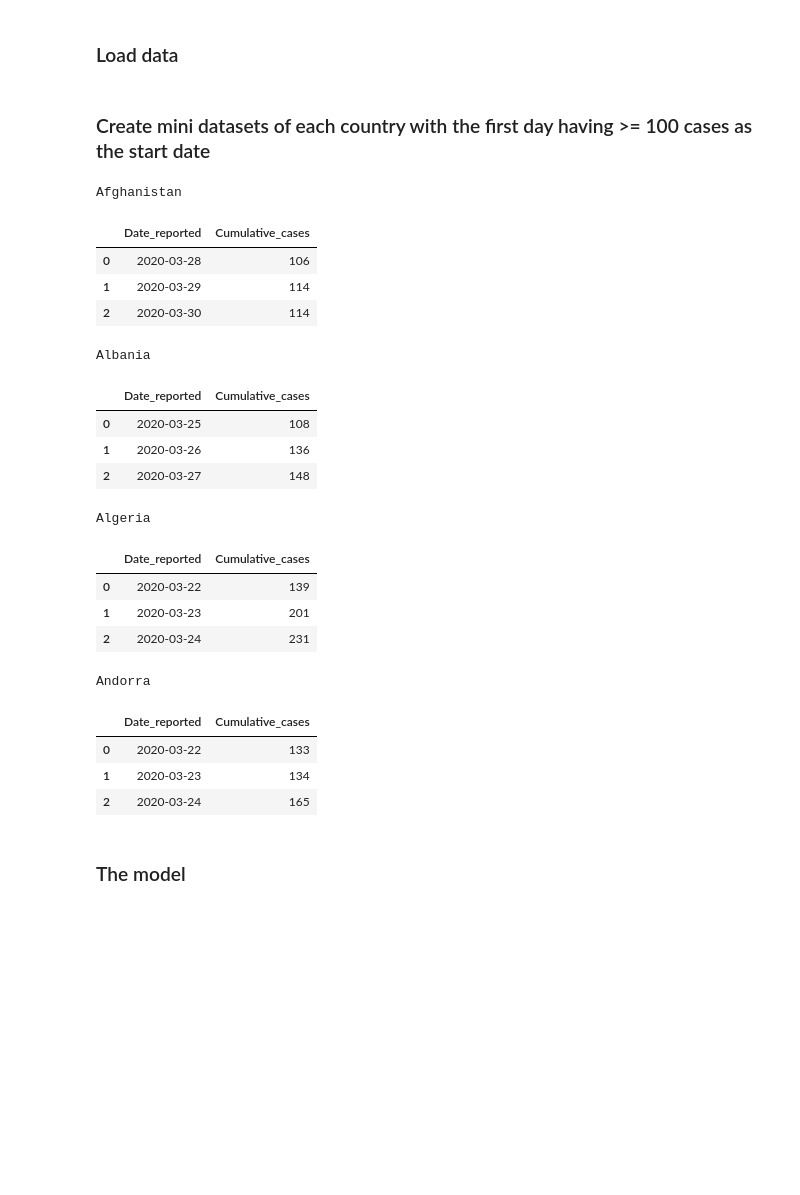
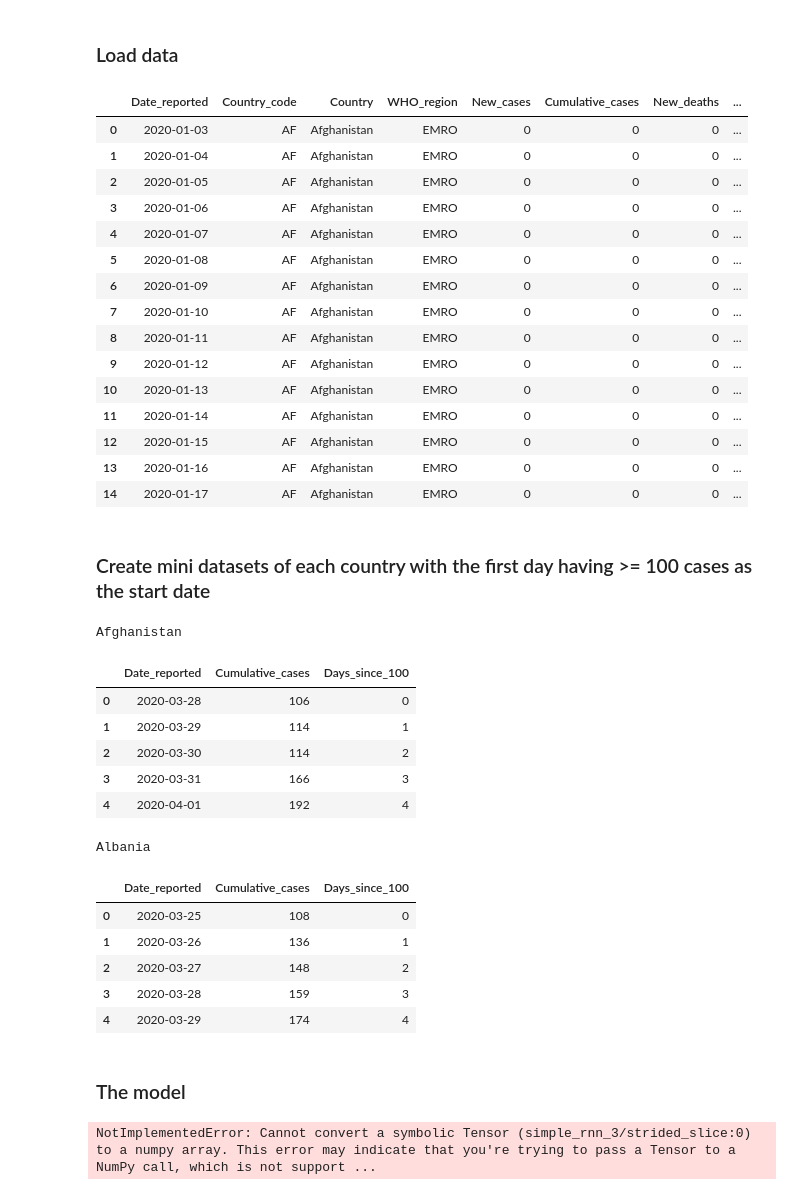
Before and after one commit to Axirts/team_dolphin_grey, a Jupyter notebook: code/rnn_model.ipynb, the cells around one changed output. Saved outputs shown, nothing was run; the diff lists cells and outputs as text; code cells hidden in the pictures; blank space fills up the shorter version.

Commit message:
pushing the edited dataframe list

```diff
--- a/code/rnn_model.ipynb
+++ b/code/rnn_model.ipynb
@@ -8,6 +12,25 @@ import pandas as pd
 ### Load data
 # %%
 covid = pd.read_csv("../datasets/WHO-COVID-19-global-data.csv")
+# %%
+covid.head(15)
+# %% [output]
+|  | Date_reported | Country_code | Country | WHO_region | New_cases | Cumulative_cases | New_deaths | ... |
+| 0 | 2020-01-03 | AF | Afghanistan | EMRO | 0 | 0 | 0 | ... |
+| 1 | 2020-01-04 | AF | Afghanistan | EMRO | 0 | 0 | 0 | ... |
+| 2 | 2020-01-05 | AF | Afghanistan | EMRO | 0 | 0 | 0 | ... |
+| 3 | 2020-01-06 | AF | Afghanistan | EMRO | 0 | 0 | 0 | ... |
+| 4 | 2020-01-07 | AF | Afghanistan | EMRO | 0 | 0 | 0 | ... |
+| 5 | 2020-01-08 | AF | Afghanistan | EMRO | 0 | 0 | 0 | ... |
+| 6 | 2020-01-09 | AF | Afghanistan | EMRO | 0 | 0 | 0 | ... |
+| 7 | 2020-01-10 | AF | Afghanistan | EMRO | 0 | 0 | 0 | ... |
+| 8 | 2020-01-11 | AF | Afghanistan | EMRO | 0 | 0 | 0 | ... |
+| 9 | 2020-01-12 | AF | Afghanistan | EMRO | 0 | 0 | 0 | ... |
+| 10 | 2020-01-13 | AF | Afghanistan | EMRO | 0 | 0 | 0 | ... |
+| 11 | 2020-01-14 | AF | Afghanistan | EMRO | 0 | 0 | 0 | ... |
+| 12 | 2020-01-15 | AF | Afghanistan | EMRO | 0 | 0 | 0 | ... |
+| 13 | 2020-01-16 | AF | Afghanistan | EMRO | 0 | 0 | 0 | ... |
+| 14 | 2020-01-17 | AF | Afghanistan | EMRO | 0 | 0 | 0 | ... |
 # %% [markdown]
 ### Create mini datasets of each country with the first day having >= 100 cases as the start date
 # %%
@@ -19,34 +42,30 @@ for country in covid_shifted['Country'].unique():
 # starting at the first day with over 100 cases
 # with just the date and cumulative cases
 # with the index reset
-    temp_df = covid_shifted[(covid_shifted['Cumulative_cases'] >= 100) & (covid_shifted['Country'] == country)][['Date_reported', 'Cumulative_cases']].reset_index().drop(columns='index')
+    temp_df = covid_shifted[(covid_shifted['Cumulative_cases'] >= 100)
+                            & (covid_shifted['Country'] == country)][['Date_reported', 'Cumulative_cases']].reset_index().drop(columns='index')
+    temp_df['Days_since_100'] = [i for i in range(len(temp_df))]
 # add it to the list as a tuple to keep country name while reducing df size
     ls.append((country, temp_df))
 # %%
 # view the first three rows of the first four country reports
-for tup in ls[0:4]:
+for tup in ls[0:2]:
     print(tup[0])
-    display(tup[1].head(3))
+    display(tup[1].head(5))
 # %% [output]
 Afghanistan
-|  | Date_reported | Cumulative_cases |
-| 0 | 2020-03-28 | 106 |
-| 1 | 2020-03-29 | 114 |
-| 2 | 2020-03-30 | 114 |
+|  | Date_reported | Cumulative_cases | Days_since_100 |
+| 0 | 2020-03-28 | 106 | 0 |
+| 1 | 2020-03-29 | 114 | 1 |
+| 2 | 2020-03-30 | 114 | 2 |
+| 3 | 2020-03-31 | 166 | 3 |
+| 4 | 2020-04-01 | 192 | 4 |
 Albania
-|  | Date_reported | Cumulative_cases |
-| 0 | 2020-03-25 | 108 |
-| 1 | 2020-03-26 | 136 |
-| 2 | 2020-03-27 | 148 |
+|  | Date_reported | Cumulative_cases | Days_since_100 |
+| 0 | 2020-03-25 | 108 | 0 |
+| 1 | 2020-03-26 | 136 | 1 |
+| 2 | 2020-03-27 | 148 | 2 |
+| 3 | 2020-03-28 | 159 | 3 |
+| 4 | 2020-03-29 | 174 | 4 |
-Algeria
-|  | Date_reported | Cumulative_cases |
-| 0 | 2020-03-22 | 139 |
-| 1 | 2020-03-23 | 201 |
-| 2 | 2020-03-24 | 231 |
-Andorra
-|  | Date_reported | Cumulative_cases |
-| 0 | 2020-03-22 | 133 |
-| 1 | 2020-03-23 | 134 |
-| 2 | 2020-03-24 | 165 |
 # %% [markdown]
 ### The model
@@ -52,0 +81,9 @@ Andorra
+# %%
+model = Sequential()
+model.add(SimpleRNN(units=32, input_shape=(1,step), activation="relu"))
+# model.add(Dense(8, activation="relu"))
+# model.add(Dense(1))
+# model.compile(loss='mse', optimizer='rmsprop')
+# model.summary()
+# %% [output]
+NotImplementedError: Cannot convert a symbolic Tensor (simple_rnn_3/strided_slice:0) to a numpy array. This error may indicate that you're trying to pass a Tensor to a NumPy call, which is not support ...
```
Also changed, not shown: parts of 2 cells of this notebook.
